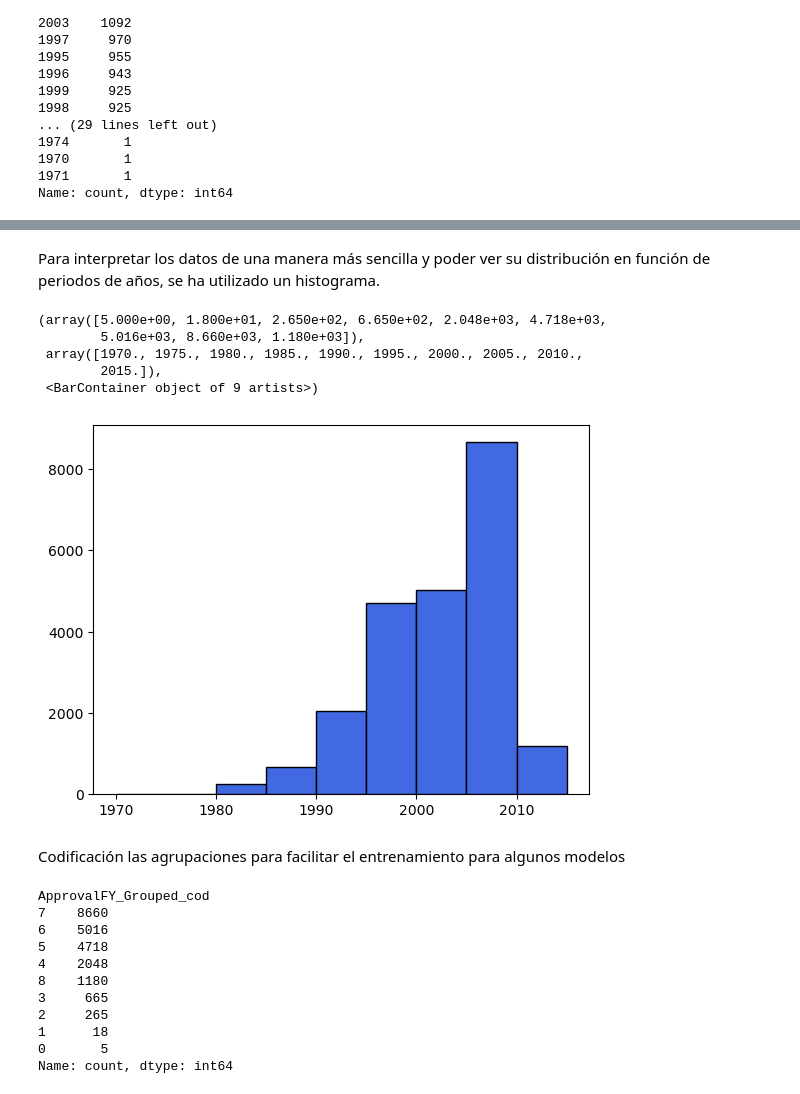
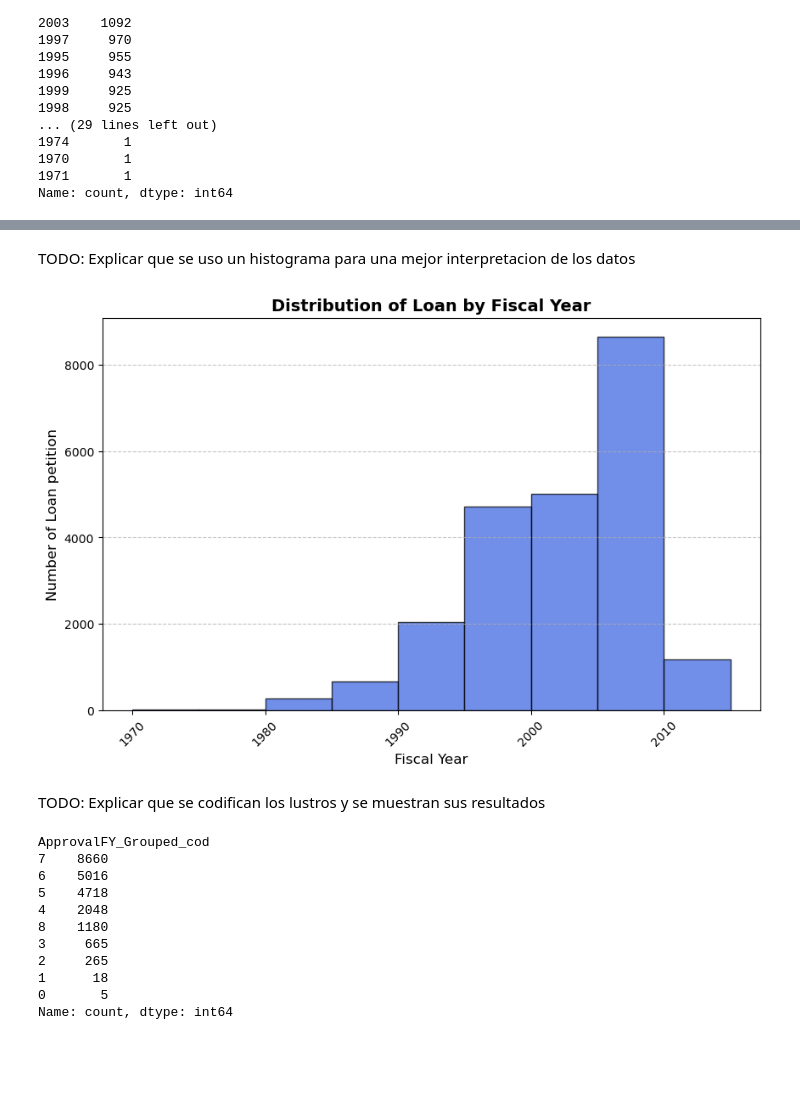
Before and after one commit to Tehedor/Reto1_ML-ABID, a Jupyter notebook: 1_Carga_limpieza_datos.ipynb, the cells around one changed output, grey strips where cells are left out. Drawn from its saved outputs; the diff is of its cells as text; code cells hidden in the pictures; blank space fills up the shorter version.

```diff
--- a/1_Carga_limpieza_datos.ipynb
+++ b/1_Carga_limpieza_datos.ipynb
@@ -35,7 +27,7 @@ from sklearn.preprocessing import OneHotEncoder
 # %%
-def extract_month(date, mode=0):
+def extract_month(date):
     if pd.isna(date):
-        return mode
+        return 0
     return datetime.strptime(date, '%d-%b-%y').month
 # %%
 def month_to_quarter(month):
@@ -47,5 +39,5 @@ def month_to_quarter(month):
 # %%
-url = "data/train.csv"
+url = "/Users/lhaemmerli/Downloads/cdaw-abot-loan-approval-prediction-in-pennsylvania/train.csv"
 data = pd.read_csv(url)
 df = data.copy()
 # %% [markdown]
@@ -398,4 +396,4 @@ Codificación a Binario los valores de las columna, se ha decido que: **1** *Exi
 dfc['NewExist_Binary'] = dfc['NewExist'].replace({
     1.0: 1,   # Existing -> 1
     2.0: 0,   # New -> 0
-}).astype('int64')
+})
@@ -410,0 +411,3 @@ Name: count, dtype: int64
+# %%
+dfc['NewExist_Binary'] = dfc['NewExist_Binary'].astype('int64')
+dfc['NewExist_Binary'].value_counts()
@@ -891,17 +913,21 @@ Name: count, dtype: int64
-# %% [markdown]
-Para interpretar los datos de una manera más sencilla y poder ver su distribución en función de periodos de años, se ha utilizado un histograma.
+# %% [markdown]
+TODO: Explicar que se uso un histograma para una mejor interpretacion de los datos
 # %%
+plt.figure(figsize=(10, 6))
 plt.hist(dfc["ApprovalFY"], bins=range(int(dfc["ApprovalFY"].min()), int(dfc["ApprovalFY"].max()) + step, step),
-         color="royalblue", edgecolor="black")
+         color="royalblue", edgecolor="black", alpha=0.75)
+
+plt.title("Distribution of Loan by Fiscal Year", fontsize=14, fontweight='bold')
+plt.xlabel("Fiscal Year", fontsize=12)
+plt.ylabel("Number of Loan Petition", fontsize=12)
+
+plt.xticks(rotation=45)
+plt.grid(axis="y", linestyle="--", alpha=0.7)
+plt.show()
 # %% [output]
-(array([5.000e+00, 1.800e+01, 2.650e+02, 6.650e+02, 2.048e+03, 4.718e+03,
-        5.016e+03, 8.660e+03, 1.180e+03]),
- array([1970., 1975., 1980., 1985., 1990., 1995., 2000., 2005., 2010.,
-        2015.]),
- <BarContainer object of 9 artists>)
-[figure, old version]
+[figure, new version]
-# %% [markdown]
-Codificación las agrupaciones para facilitar el entrenamiento para algunos modelos
+# %% [markdown]
+TODO: Explicar que se codifican los lustros y se muestran sus resultados
 # %%
 dfc["ApprovalFY_Grouped_cod"] = dfc["ApprovalFY_Grouped"].astype('category').cat.codes.astype('int64')
 print(dfc["ApprovalFY_Grouped_cod"].value_counts())
```
Also changed, not shown: parts of 198 cells of this notebook.
